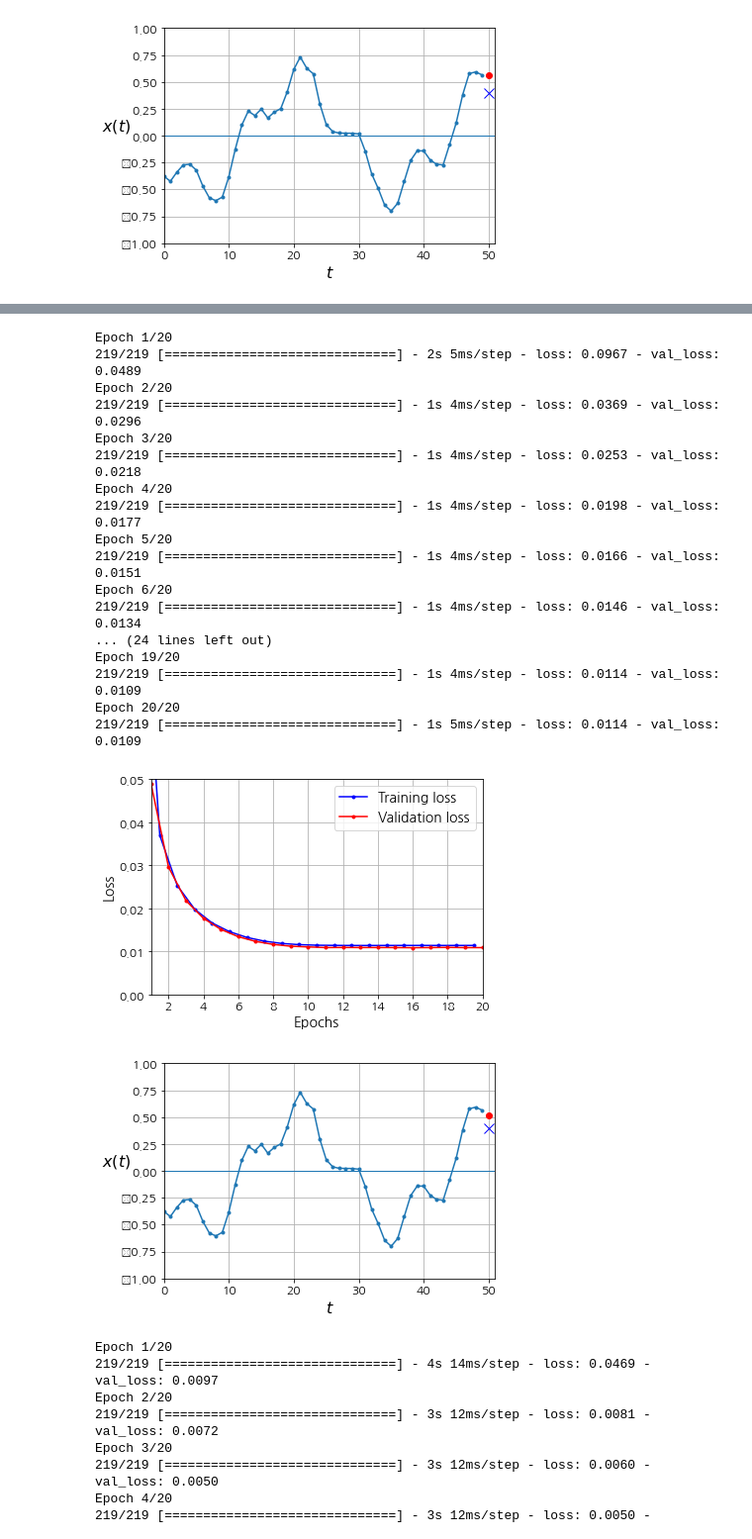
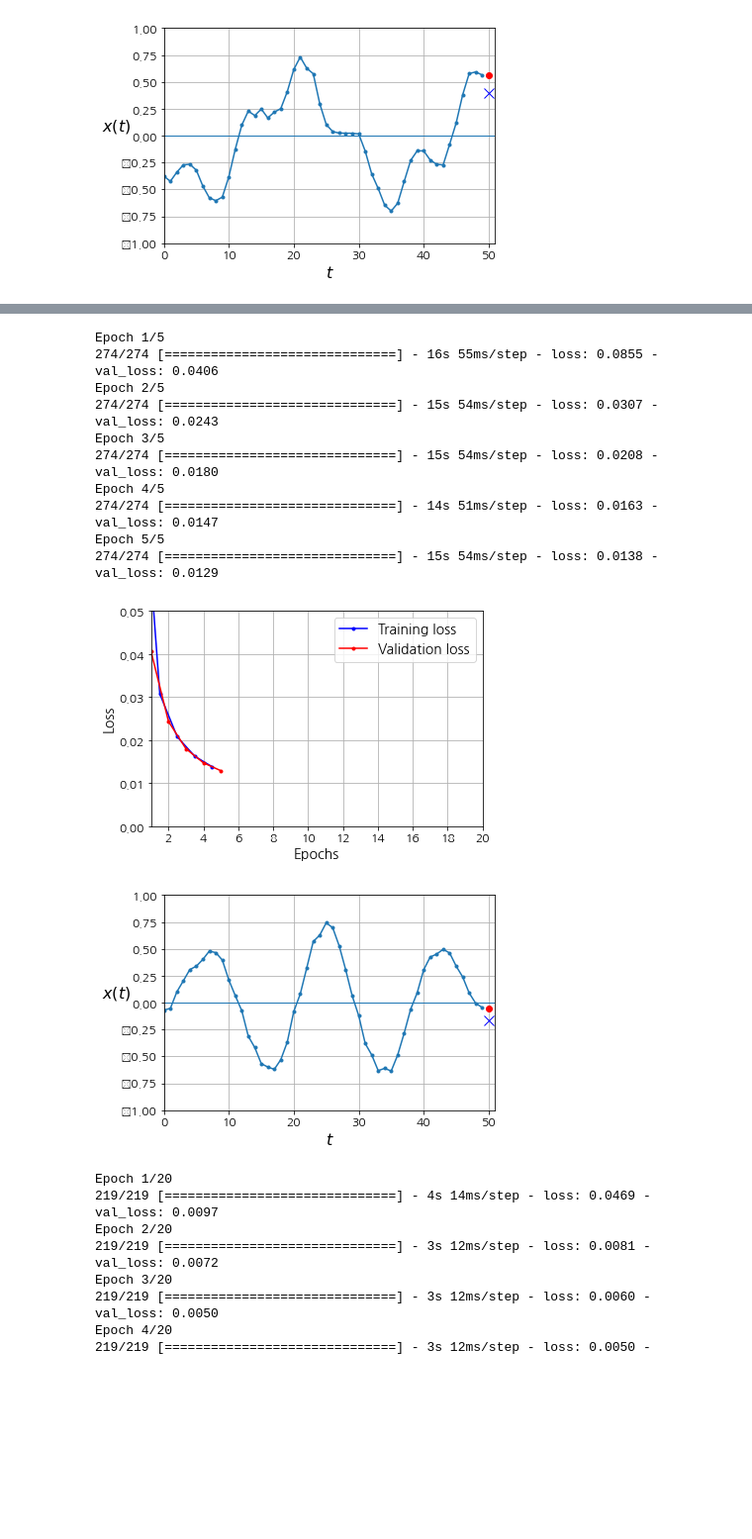
Before and after one commit to floating218/deep-learning-study, a Jupyter notebook: 딥러닝응용/sequence.ipynb, the cells around one changed output, grey strips where cells are left out. Shown at 99% size. Drawn from its saved outputs; the diff is of its cells as text; code cells hidden in the pictures; blank space fills up the shorter version.

```diff
--- a/딥러닝응용/sequence.ipynb
+++ b/딥러닝응용/sequence.ipynb
@@ -172,48 +170,51 @@ Epoch 20/20
 [figure]
 [figure]
 # %%
+
 # 단순한 RNN: keras.layers.SimpleRNN
 # 하이퍼볼릭 탄젠트 활성화 함수
 
+with tf.device("/device:GPU:0"):
 
-np.random.seed(42)
-tf.random.set_seed(42)
+    np.random.seed(42)
+    tf.random.set_seed(42)
 
-model = keras.models.Sequential([
-    keras.layers.SimpleRNN(1, input_shape=[None, 1])
-])
+    model = keras.models.Sequential([
+        keras.layers.SimpleRNN(1, input_shape=[None, 1])
+    ])
 
-optimizer = keras.optimizers.Adam(learning_rate=0.005)
-model.compile(loss="mse", optimizer=optimizer)
-history = model.fit(X_train, y_train, epochs=20,
-                    validation_data=(X_valid, y_valid))
+    optimizer = keras.optimizers.Adam(learning_rate=0.005)
+    model.compile(loss="mse", optimizer=optimizer)
 
-plot_learning_curves(history.history["loss"], history.history["val_loss"])
-plt.show()
+    n_steps = 50
+    times = 5
+    series = generate_time_series(10000*times, n_steps + 1)
+    X_train, y_train = series[:7000*times, :n_steps], series[:7000*times, -1]
+    X_valid, y_valid = series[7000*times:9000*times, :n_steps], series[7000*times:9000*times, -1]
+    X_test, y_test = series[9000*times:, :n_steps], series[9000*times:, -1]
 
-y_pred = model.predict(X_valid)
-plot_series(X_valid[0, :, 0], y_valid[0, 0], y_pred[0, 0])
-plt.show()
+    history = model.fit(X_train, y_train, epochs=5, batch_size=128,
+                            validation_data=(X_valid, y_valid))
+
+    plot_learning_curves(history.history["loss"], history.history["val_loss"])
+    plt.show()
+
+    y_pred = model.predict(X_valid)
+    plot_series(X_valid[0, :, 0], y_valid[0, 0], y_pred[0, 0])
+    plt.show() #gpu 30초
 # %% [output]
-Epoch 1/20
-219/219 [==============================] - 2s 5ms/step - loss: 0.0967 - val_loss: 0.0489
-Epoch 2/20
-219/219 [==============================] - 1s 4ms/step - loss: 0.0369 - val_loss: 0.0296
-Epoch 3/20
-219/219 [==============================] - 1s 4ms/step - loss: 0.0253 - val_loss: 0.0218
-Epoch 4/20
-219/219 [==============================] - 1s 4ms/step - loss: 0.0198 - val_loss: 0.0177
-Epoch 5/20
-219/219 [==============================] - 1s 4ms/step - loss: 0.0166 - val_loss: 0.0151
-Epoch 6/20
-219/219 [==============================] - 1s 4ms/step - loss: 0.0146 - val_loss: 0.0134
-... (24 lines left out)
-Epoch 19/20
-219/219 [==============================] - 1s 4ms/step - loss: 0.0114 - val_loss: 0.0109
-Epoch 20/20
-219/219 [==============================] - 1s 5ms/step - loss: 0.0114 - val_loss: 0.0109
+Epoch 1/5
+274/274 [==============================] - 16s 55ms/step - loss: 0.0855 - val_loss: 0.0406
+Epoch 2/5
+274/274 [==============================] - 15s 54ms/step - loss: 0.0307 - val_loss: 0.0243
+Epoch 3/5
+274/274 [==============================] - 15s 54ms/step - loss: 0.0208 - val_loss: 0.0180
+Epoch 4/5
+274/274 [==============================] - 14s 51ms/step - loss: 0.0163 - val_loss: 0.0147
+Epoch 5/5
+274/274 [==============================] - 15s 54ms/step - loss: 0.0138 - val_loss: 0.0129
-[figure, old version]
+[figure, new version]
-[figure, old version]
+[figure, new version]
 # %%
 # 깊은 RNN
 # units은 output의 차원이며,
```
Also changed, not shown: parts of 5 cells of this notebook, 1 other file.
